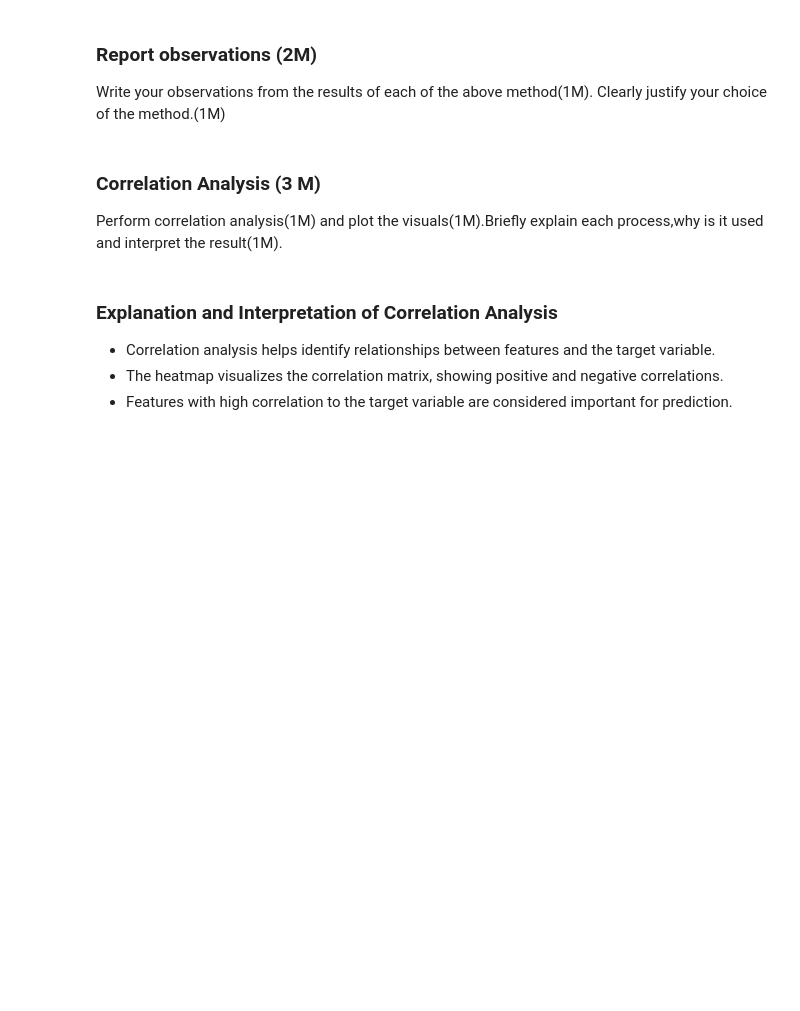
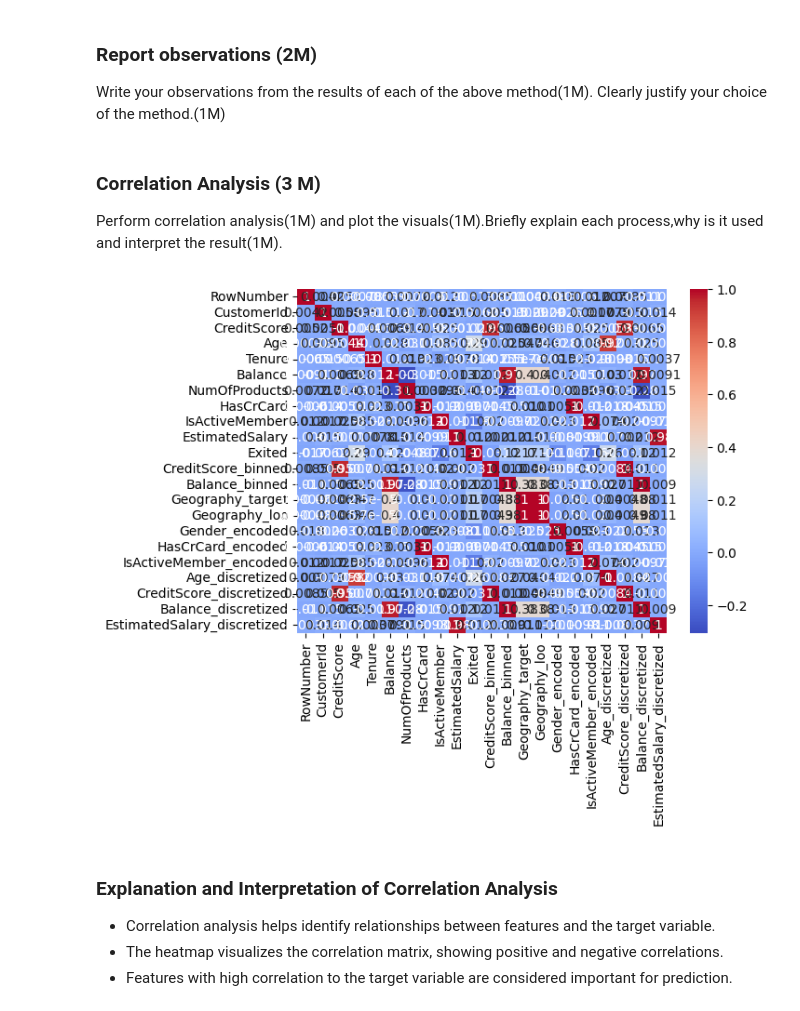
Before and after one commit to shrikant131/FeatureEngineering, a Jupyter notebook: feature_engineering_e2e.ipynb, the cells around one changed output. Saved outputs shown, nothing was run; the diff lists cells and outputs as text; code cells hidden in the pictures; blank space fills up the shorter version.

```diff
--- a/feature_engineering_e2e.ipynb
+++ b/feature_engineering_e2e.ipynb
@@ -136,8 +216,15 @@ Apply techniques
 * to remove data inconsistencies <br>
 Give detailed explanation for each column how you handle the data quality issues.
 # %%
+# 1. Removing Duplicate Data:
 df.drop_duplicates(inplace=True)
+
+# 2. Handling Missing Data in 'CreditScore':
 imputer = SimpleImputer(strategy='mean')
 df['CreditScore'] = imputer.fit_transform(df[['CreditScore']])
+
+# 3. Addressing Data Inconsistencies in 'Geography':
 df['Geography'] = df['Geography'].replace({'France': 'FR', 'Spain': 'ES', 'Germany': 'DE', 'Unknown': np.nan})
-df['Geography'].fillna(df['Geography'].mode()[0], inplace=True)
+
+df['Geography'] = df['Geography'].fillna(df['Geography'].mode()[0])
+# Instead of: df['Geography'].fillna(df['Geography'].mode()[0], inplace=True)
@@ -150,15 +242,27 @@ df['Geography'].fillna(df['Geography'].mode()[0], inplace=True)
 ### Standardise the data (1M)
 Standardization is the process of transforming data into a common format which you to make the meaningful comparison.
 # %%
+
+# Standardize the data
 scaler = StandardScaler()
-df[['CreditScore', 'Age', 'Tenure', 'Balance', 'NumOfProducts', 'EstimatedSalary']] = scaler.fit_transform(df[['CreditScore', 'Age', 'Tenure', 'Balance', 'NumOfProducts', 'EstimatedSalary']])
+data_to_scale = df[['CreditScore', 'Age', 'Tenure', 'Balance', 'NumOfProducts', 'EstimatedSalary']]
+standardized_data = scaler.fit_transform(data_to_scale)
+
+# Shift the standardized data to be non-negative
+shifted_data = standardized_data + np.abs(standardized_data.min())
+
+# Update the DataFrame with the shifted data
+df[['CreditScore', 'Age', 'Tenure', 'Balance', 'NumOfProducts', 'EstimatedSalary']] = shifted_data
 # %%
 # Standardized numerical columns.
 # %% [markdown]
 ### Normalise the data wherever necessary(1M)
 # %%
-robust_scaler = RobustScaler()
-df[['CreditScore', 'Age', 'Tenure', 'Balance', 'NumOfProducts', 'EstimatedSalary']] = robust_scaler.fit_transform(df[['CreditScore', 'Age', 'Tenure', 'Balance', 'NumOfProducts', 'EstimatedSalary']])
+from sklearn.preprocessing import MinMaxScaler # Import MinMaxScaler
+
+# Normalize the data using MinMaxScaler
+scaler = MinMaxScaler()
+df[['CreditScore', 'Age', 'Tenure', 'Balance', 'NumOfProducts', 'EstimatedSalary']] = scaler.fit_transform(df[['CreditScore', 'Age', 'Tenure', 'Balance', 'NumOfProducts', 'EstimatedSalary']])
 # %%
 # Normalized numerical columns using RobustScaler.
 # %% [markdown]
@@ -305,9 +438,14 @@ Write your observations from the results of each of the above method(1M). Clearl
 ### Correlation Analysis (3 M)
 Perform correlation analysis(1M) and plot the visuals(1M).Briefly explain each process,why is it used and interpret the result(1M).
 # %%
-corr_matrix = df.corr()
+# Select only numerical features for correlation calculation
+numerical_features = df.select_dtypes(include=np.number).columns
+corr_matrix = df[numerical_features].corr()
+
 sns.heatmap(corr_matrix, annot=True, cmap='coolwarm')
 plt.show()
+# %% [output]
+[figure, added]
 # %% [markdown]
 ### Explanation and Interpretation of Correlation Analysis
 - Correlation analysis helps identify relationships between features and the target variable.
```
Also changed, not shown: parts of 30 cells of this notebook.
